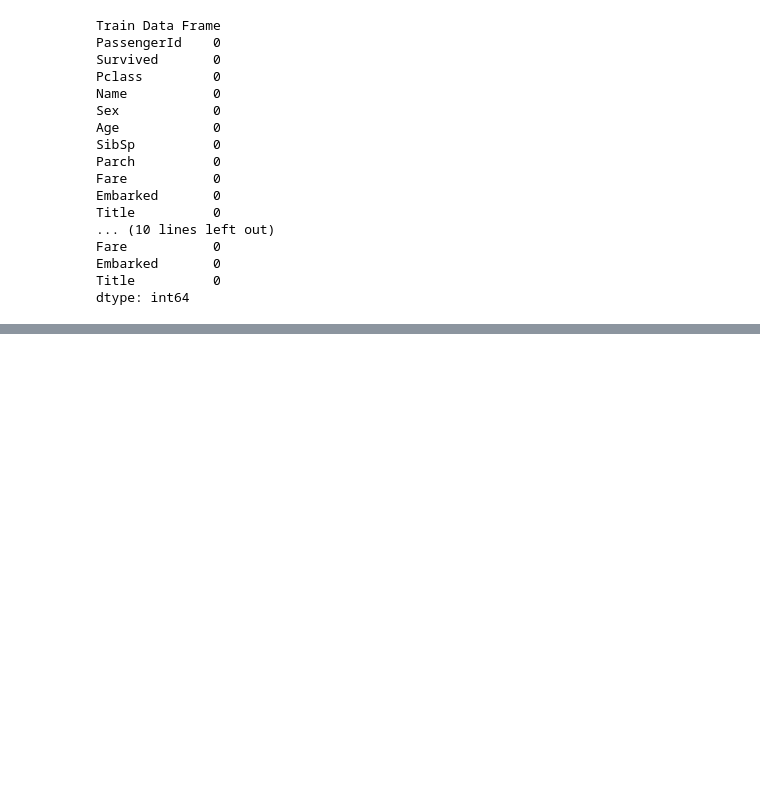
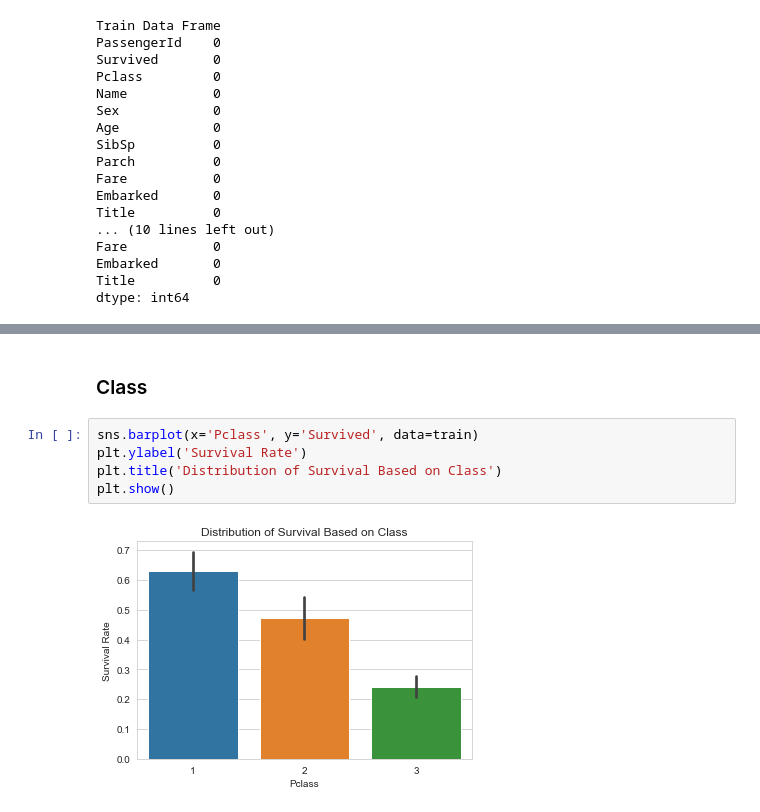
Before and after one commit to xddongx/flexink, a Jupyter notebook: titanic/Newtitanic.ipynb, the cells around one changed output, grey strips where cells are left out. Drawn from its saved outputs; the diff is of its cells as text; blank space fills up the shorter version.

```diff
--- a/titanic/Newtitanic.ipynb
+++ b/titanic/Newtitanic.ipynb
@@ -276,0 +287,9 @@ dtype: int64
+# %% [markdown]
+### Class
+# %%
+sns.barplot(x='Pclass', y='Survived', data=train)
+plt.ylabel('Survival Rate')
+plt.title('Distribution of Survival Based on Class')
+plt.show()
+# %% [output]
+[figure, added]
```
Also changed, not shown: parts of 62 cells of this notebook, 4 other files.
